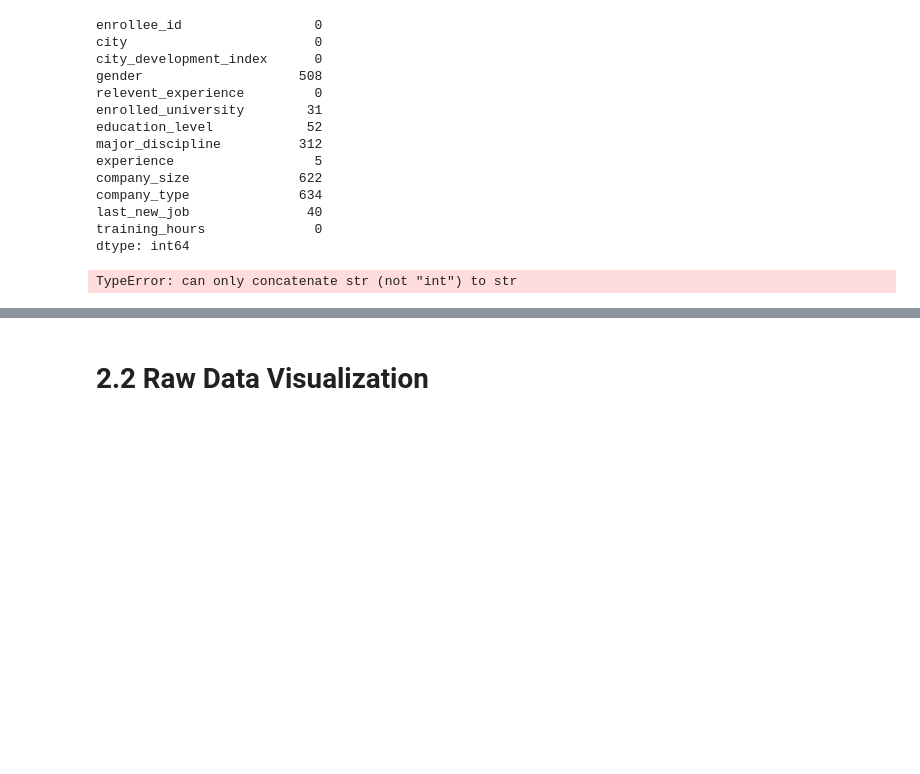
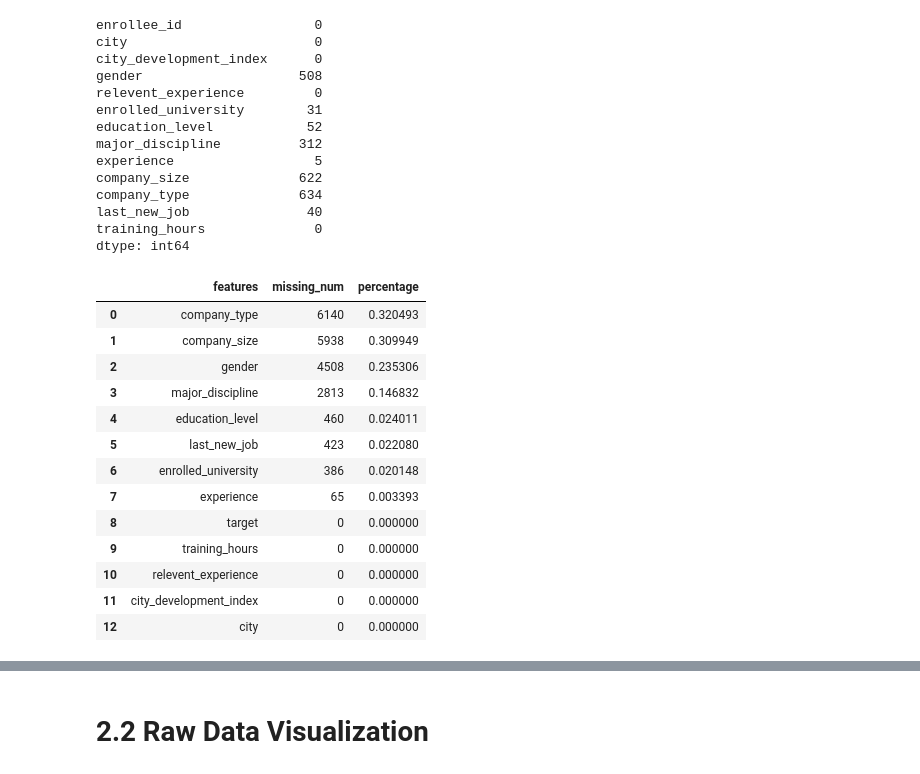
Before and after one commit to mermaidzhang/Job-Change-of-Data-Scientists, a Jupyter notebook: Segment2_code_mz.ipynb, the cells around one changed output, grey strips where cells are left out. Saved outputs shown, nothing was run; the diff lists cells and outputs as text; code cells hidden in the pictures; blank space fills up the shorter version.

```diff
--- a/Segment2_code_mz.ipynb
+++ b/Segment2_code_mz.ipynb
@@ -132,17 +140,24 @@ company_type              634
 last_new_job               40
 training_hours              0
 dtype: int64
-# %%
-def clean_NAN(df):
-    df["gender"] = df["gender"].fillna("Unknown")
-    df["education_level"]=df["education_level"].fillna("Unknown")
-    df["major_discipline"].fillna(value="Unknown", inplace=True)
-    df["experience"] = df["experience"].fillna(df["experience"].mean())
-    df["company_type"] = df["company_type"].fillna("Unknown")
-    #df["enrolled_university "] = df["enrolled_university"].fillna("Others")
-    #df["company_size "] = df["company_size"].fillna("Unkonwn")
-
-clean_NAN(hrds_train_df)
-clean_NAN(hrds_test_df)
-# %% [output]
-TypeError: can only concatenate str (not "int") to str
+# %%
+#check missing value + percentage
+missing = hrds_train_df.isnull().sum().sort_values(ascending=False).reset_index()
+missing.columns = ['features','missing_num']
+missing['percentage'] = missing['missing_num']/hrds_train_df.shape[0]
+missing
+# %% [output]
+|  | features | missing_num | percentage |
+| 0 | company_type | 6140 | 0.320493 |
+| 1 | company_size | 5938 | 0.309949 |
+| 2 | gender | 4508 | 0.235306 |
+| 3 | major_discipline | 2813 | 0.146832 |
+| 4 | education_level | 460 | 0.024011 |
+| 5 | last_new_job | 423 | 0.022080 |
+| 6 | enrolled_university | 386 | 0.020148 |
+| 7 | experience | 65 | 0.003393 |
+| 8 | target | 0 | 0.000000 |
+| 9 | training_hours | 0 | 0.000000 |
+| 10 | relevent_experience | 0 | 0.000000 |
+| 11 | city_development_index | 0 | 0.000000 |
+| 12 | city | 0 | 0.000000 |
```
Also changed, not shown: parts of 13 cells of this notebook.
